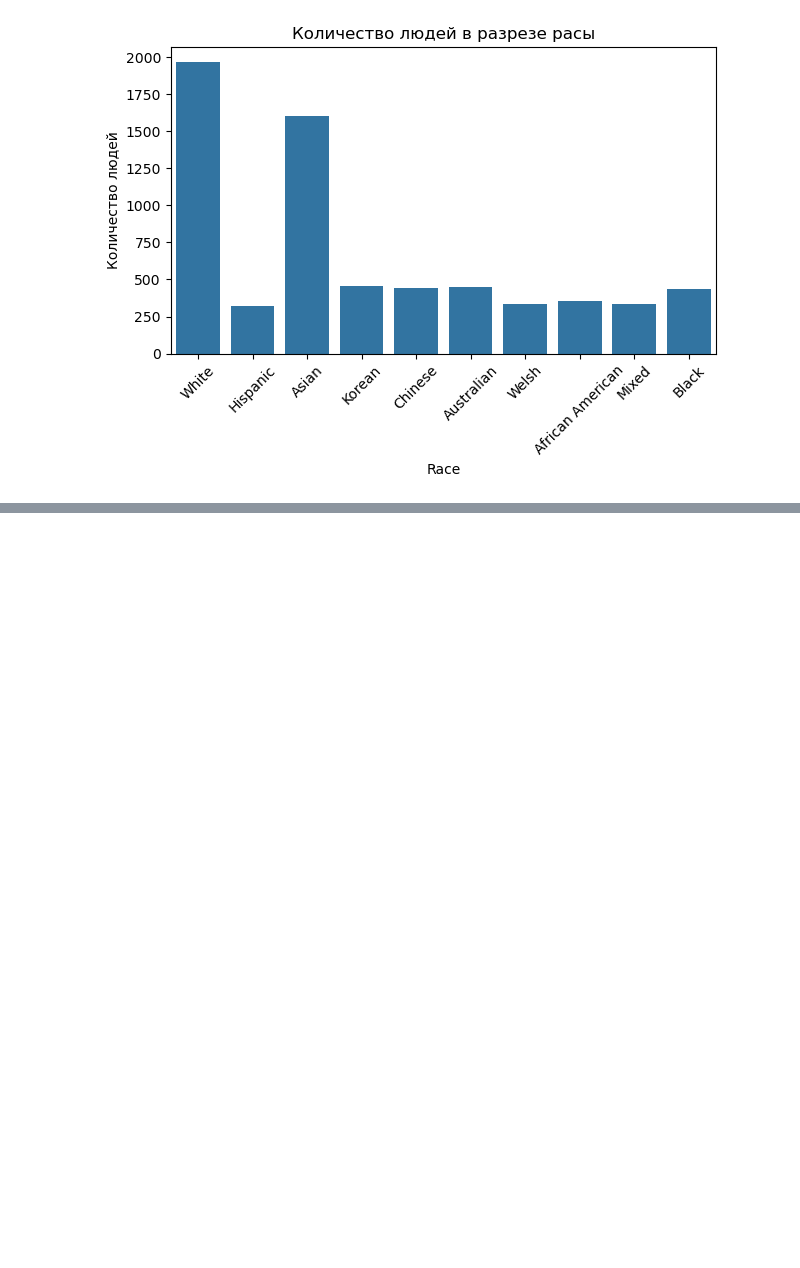
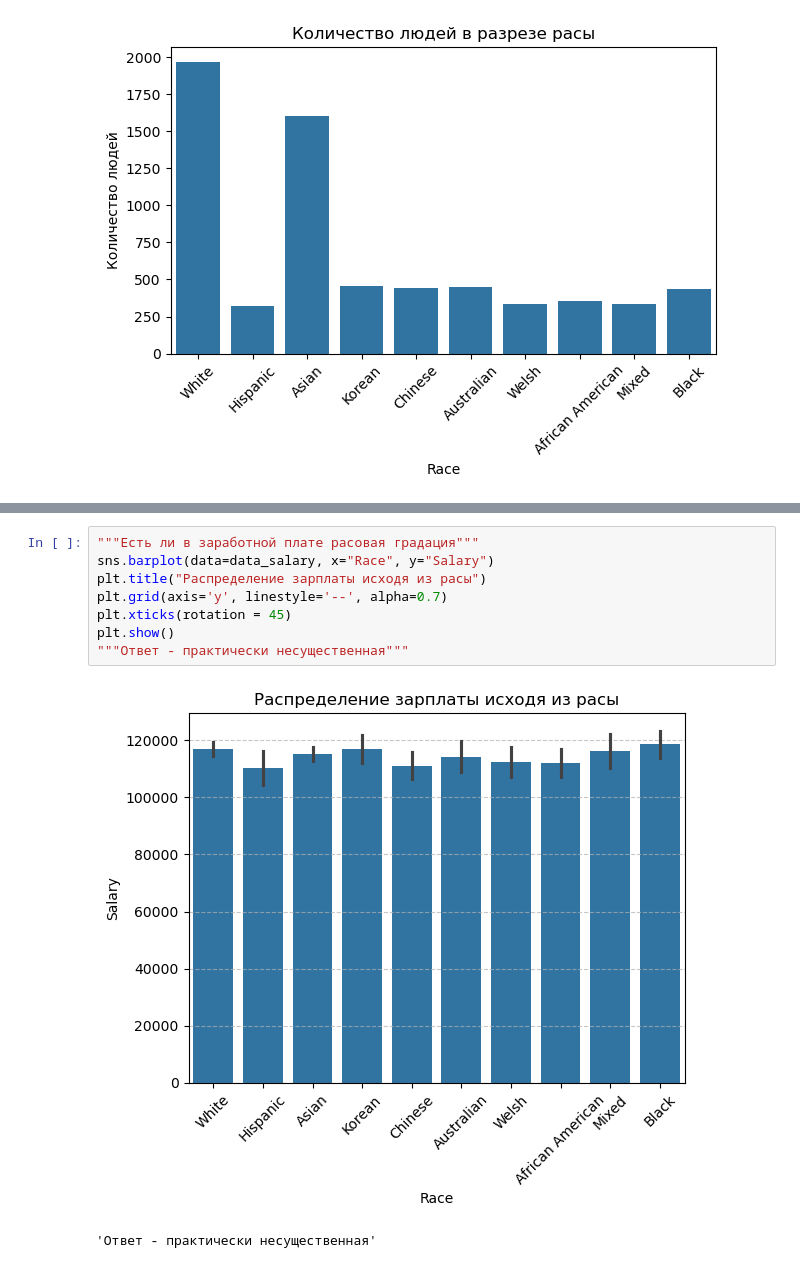
Before and after one commit to sgusshina/statictics, a Jupyter notebook: hw3/hw3.ipynb, the cells around one changed output, grey strips where cells are left out. Drawn from its saved outputs; the diff is of its cells as text; blank space fills up the shorter version.

```diff
--- a/hw3/hw3.ipynb
+++ b/hw3/hw3.ipynb
@@ -140,0 +314,11 @@ plt.show()
+# %%
+"""Есть ли в заработной плате расовая градация"""
+sns.barplot(data=data_salary, x="Race", y="Salary")
+plt.title("Распределение зарплаты исходя из расы")
+plt.grid(axis='y', linestyle='--', alpha=0.7)
+plt.xticks(rotation = 45)
+plt.show()
+"""Ответ - практически несущественная"""
+# %% [output]
+[figure, added]
+'Ответ - практически несущественная'
```
Also changed, not shown: parts of 20 cells of this notebook, 1 other file.
